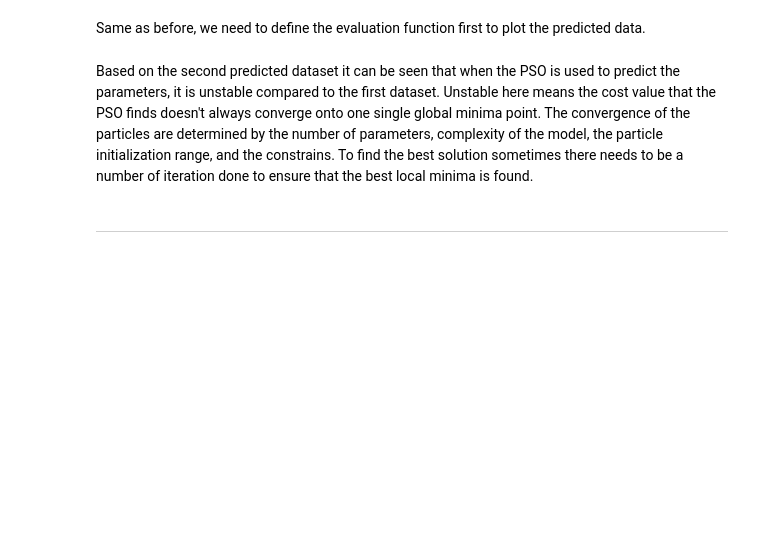
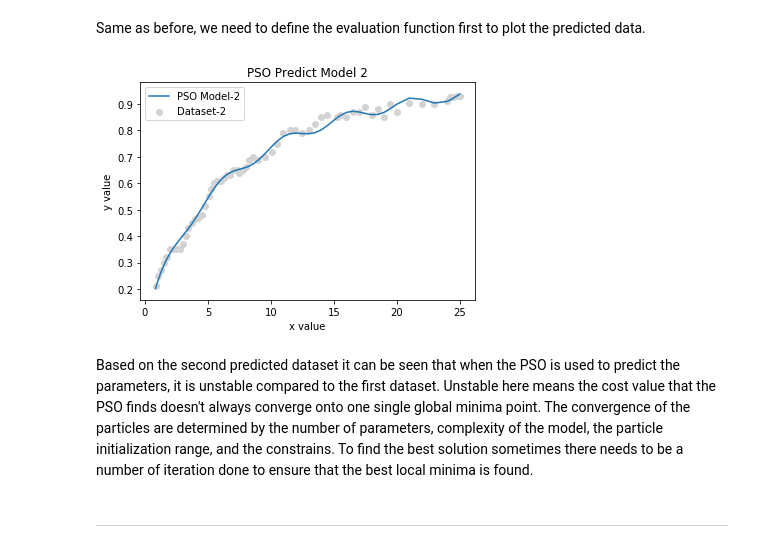
Before and after one commit to Vermillord/circle-i, a Jupyter notebook: Particle Based Optimization/Circle_I_ParticleBasedOpt.ipynb, the cells around one changed output. Drawn from its saved outputs; the diff is of its cells as text; code cells hidden in the pictures; blank space fills up the shorter version.

```diff
--- a/Particle Based Optimization/Circle_I_ParticleBasedOpt.ipynb
+++ b/Particle Based Optimization/Circle_I_ParticleBasedOpt.ipynb
@@ -153,35 +153,30 @@ def PSO(c_func, n_param, particles, lb, ub, iterate_max):
 
         # Update each values using the cost functions
         if(pfit_value[i] > cost_func):
-            '''
-            INSERT YOUR CODE HERE
-            '''
+            pfit_value[i] = cost_func
+            pbest_pos[i] = np.copy(ppos_vector[i])
 
         if(gfit_value > cost_func):
-            '''
-            INSERT YOUR CODE HERE
-            '''
+            gfit_value = cost_func
+            gbest_pos = np.copy(ppos_vector[i])
 
     # Second loop for implementing the PSO Algorithm
     while (iterate < iterate_max):
         for i in range(particles):
             # Update the velocity and position vector
-            '''
-            INSERT YOUR CODE HERE BASED ON THE EQUATION MENTIONED IN THE TEXT ABOVE
-            '''
+            pvel_vector[i] = w*pvel_vector[i] + c1*random.random()*(pbest_pos[i]-ppos_vector[i]) + c2*random.random()*(gbest_pos-ppos_vector[i])
+            ppos_vector[i] = pvel_vector[i] + ppos_vector[i]
 
             cost_func = c_func(ppos_vector[i])
 
             # Update each values using the cost functions
             if(pfit_value[i] > cost_func):
-                '''
-                INSERT YOUR CODE HERE
-                '''
+                pfit_value[i] = cost_func
+                pbest_pos[i] = np.copy(ppos_vector[i])
 
             if(gfit_value > cost_func):
-                '''
-                INSERT YOUR CODE HERE
-                '''
+                gfit_value = cost_func
+                gbest_pos = np.copy(ppos_vector[i])
 
         iterate = iterate+1
         print("Iteration: ", iterate, " | Global best cost: ", c_func(gbest_pos))
@@ -220,7 +217,7 @@ where $M$ is the number of data, $\beta_1$, $\beta_2$, $\beta_3$ is a constant.
 def cost(param):
     if(param[0]<0 or param[1]>0 or param[2]<0):
         cost = np.inf
-    err = y0 - '''INSERT YOUR CODE HERE'''
+    err = y0 - param[0]*(1 - np.exp(param[1]*x0**param[2]))
     cost = np.mean(err**2)
     return cost
 # %%
@@ -275,11 +312,13 @@ def ev_func_mod(param):
 # %%
 plt.title('PSO Predict Model 2')
 plt.xlabel('x value')
 plt.ylabel('y value')
-plt.scatter(x0, y0, label='Dataset-2', color='lightgray')
-plt.plot(x0, ev_func_mod(pso_best_), label='PSO Model-2')
+plt.scatter(x0_, y0_, label='Dataset-2', color='lightgray')
+plt.plot(x0_, ev_func_mod(pso_best_), label='PSO Model-2')
 plt.legend()
 plt.show()
+# %% [output]
+[figure, added]
 # %% [markdown]
 Based on the second predicted dataset it can be seen that when the PSO is used to predict the parameters, it is unstable compared to the first dataset. Unstable here means the cost value that the PSO finds doesn't always converge onto one single global minima point. The convergence of the particles are determined by the number of parameters, complexity of the model, the particle initialization range, and the constrains. To find the best solution sometimes there needs to be a number of iteration done to ensure that the best local minima is found.
 # %% [markdown]
```
Also changed, not shown: parts of 7 cells of this notebook.
